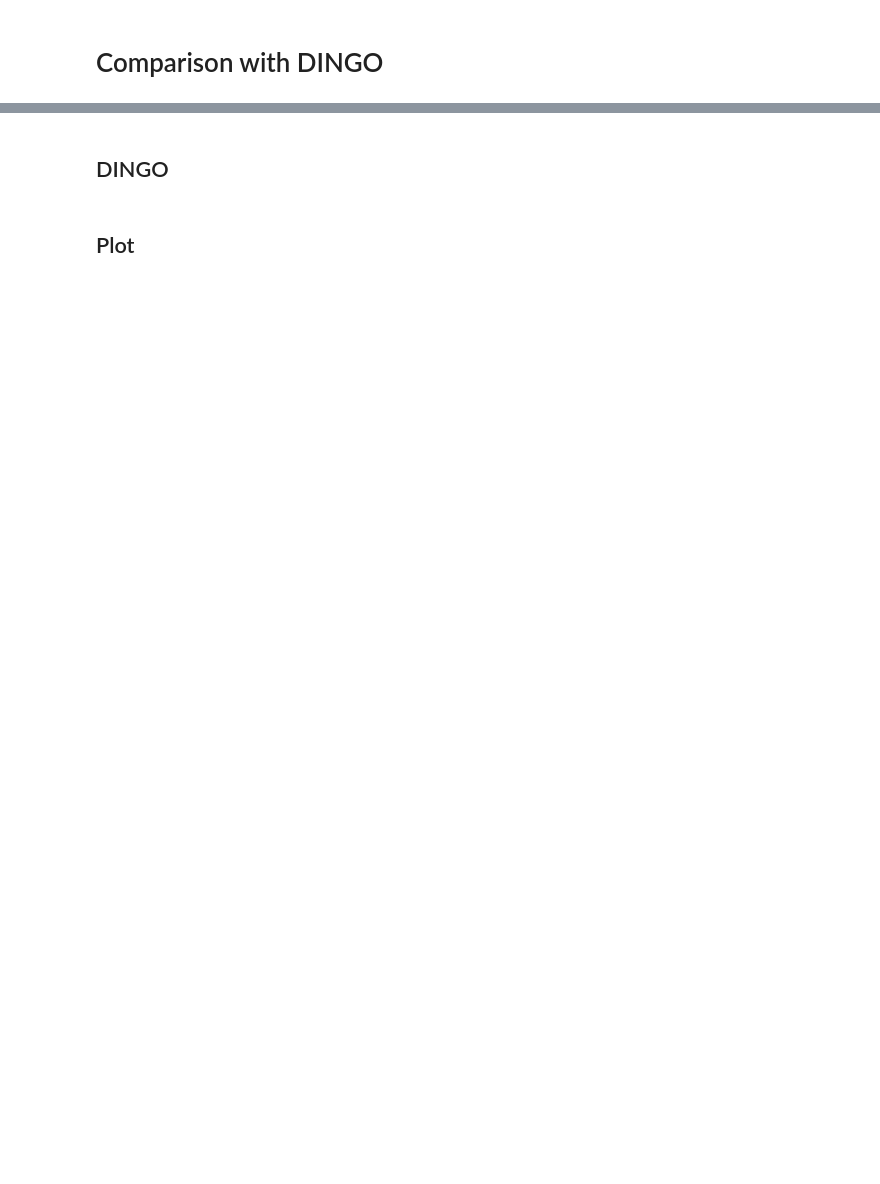
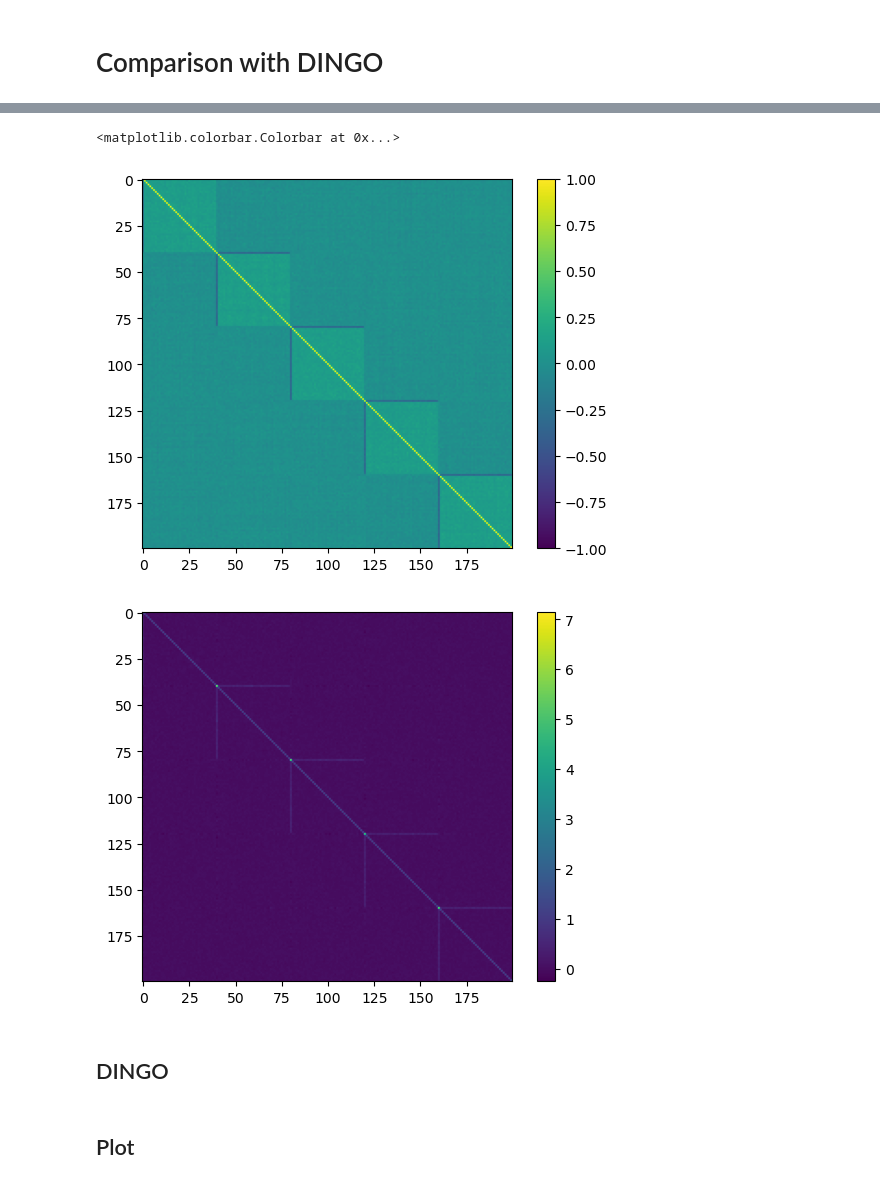
Before and after one commit to cbil-vt/DDN3_simulation, a Jupyter notebook: exp_step0_ddn_jgl_dingo.ipynb, the cells around one changed output, grey strips where cells are left out. Saved outputs shown, nothing was run; the diff lists cells and outputs as text; code cells hidden in the pictures; blank space fills up the shorter version.

```diff
--- a/exp_step0_ddn_jgl_dingo.ipynb
+++ b/exp_step0_ddn_jgl_dingo.ipynb
@@ -22,3 +31,18 @@ dat1, dat2 = simulation.gen_sample_two_conditions(g1_cov, g2_cov, n1, n2)
+# %%
+plt.figure()
+plt.imshow(cc)
+# plt.imshow(cc[:10,:10])
+plt.clim(-1,1)
+plt.colorbar()
+plt.figure()
+plt.imshow(cc1)
+# plt.imshow(cc1[:10,:10])
+# plt.clim(-1,1)
+plt.colorbar()
+# %% [output]
+<matplotlib.colorbar.Colorbar at 0x...>
+[figure, added]
+[figure, added]
 # %% [markdown]
 ## DINGO
 # %%
```
Also changed, not shown: parts of 9 cells of this notebook, 34 other files.
